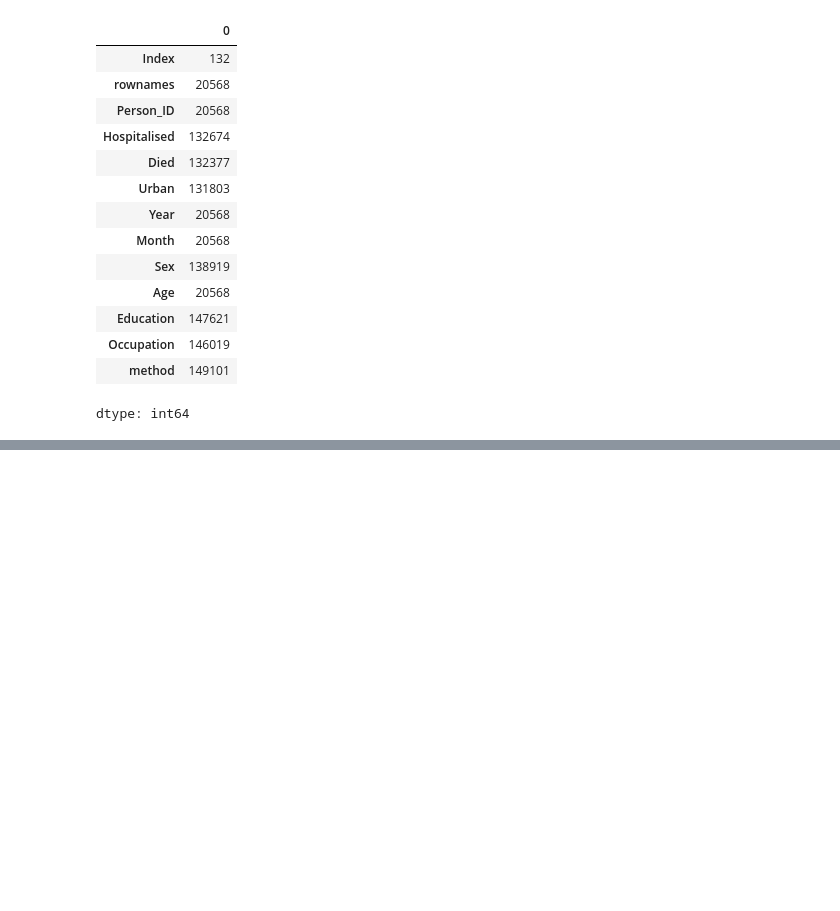
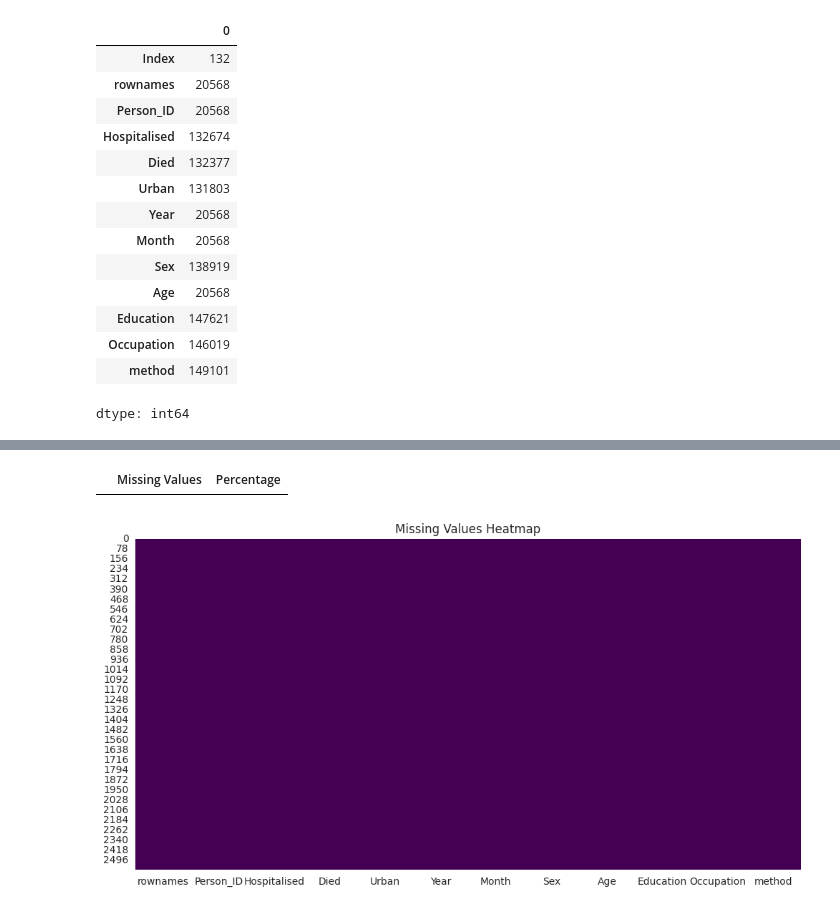
Before and after one commit to kyogeshsagar/K_YOGESH_SAGAR, a Jupyter notebook: EDA_Phase1.ipynb, the cells around one changed output, grey strips where cells are left out. Drawn from its saved outputs; the diff is of its cells as text; code cells hidden in the pictures; blank space fills up the shorter version.

Commit message:
Handling Missing Value

```diff
--- a/EDA_Phase1.ipynb
+++ b/EDA_Phase1.ipynb
@@ -412,0 +488,22 @@ dtype: int64
+# %%
+# Columns with Missing Values
+
+missing_columns = missing_summary[missing_summary["Missing Values"]>0]
+
+missing_columns
+# %% [output]
+|  | Missing Values | Percentage |
+# %%
+# Heatmap of Missing Values
+
+plt.figure(figsize=(12,6))
+
+sns.heatmap(df.isnull(),
+            cbar=False,
+            cmap="viridis")
+
+plt.title("Missing Values Heatmap")
+
+plt.show()
+# %% [output]
+[figure, added]
```
Also changed, not shown: parts of 16 cells of this notebook.
